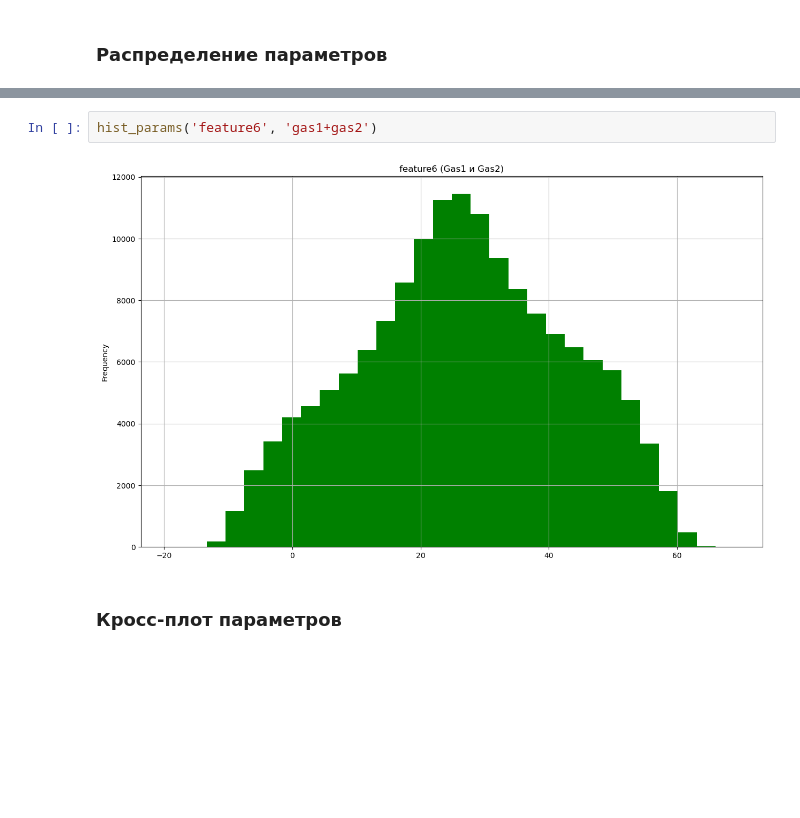
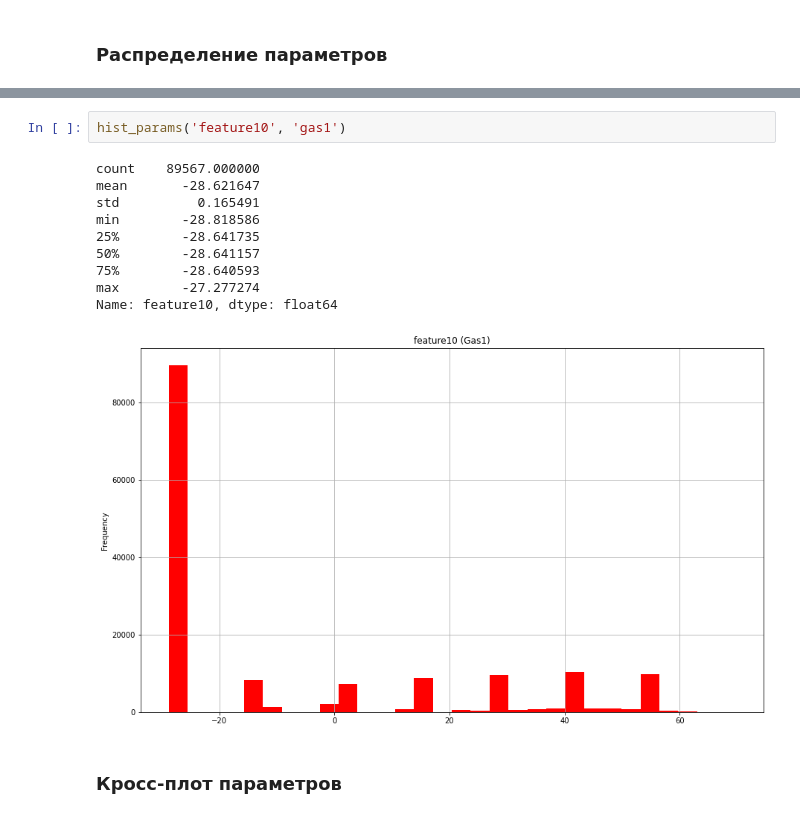
Before and after one commit to rafferti95/My-projects, a Jupyter notebook: 4_SIBUR challenge/SIBUR_Challenge.ipynb, the cells around one changed output, grey strips where cells are left out. Cells and saved outputs as stored; diff of their text form; blank space fills up the shorter version.

```diff
--- a/4_SIBUR challenge/SIBUR_Challenge.ipynb
+++ b/4_SIBUR challenge/SIBUR_Challenge.ipynb
@@ -240,7 +273,16 @@ def hist_params(columns, type_gas):
 # %%
-hist_params('feature6', 'gas1+gas2')
+hist_params('feature10', 'gas1')
 # %% [output]
+count    89567.000000
+mean       -28.621647
+std          0.165491
+min        -28.818586
+25%        -28.641735
+50%        -28.641157
+75%        -28.640593
+max        -27.277274
+Name: feature10, dtype: float64
-[figure, old version]
+[figure, new version]
 # %% [markdown]
 ### Кросс-плот параметров
 # %%
```
Also changed, not shown: parts of 10 cells of this notebook.
